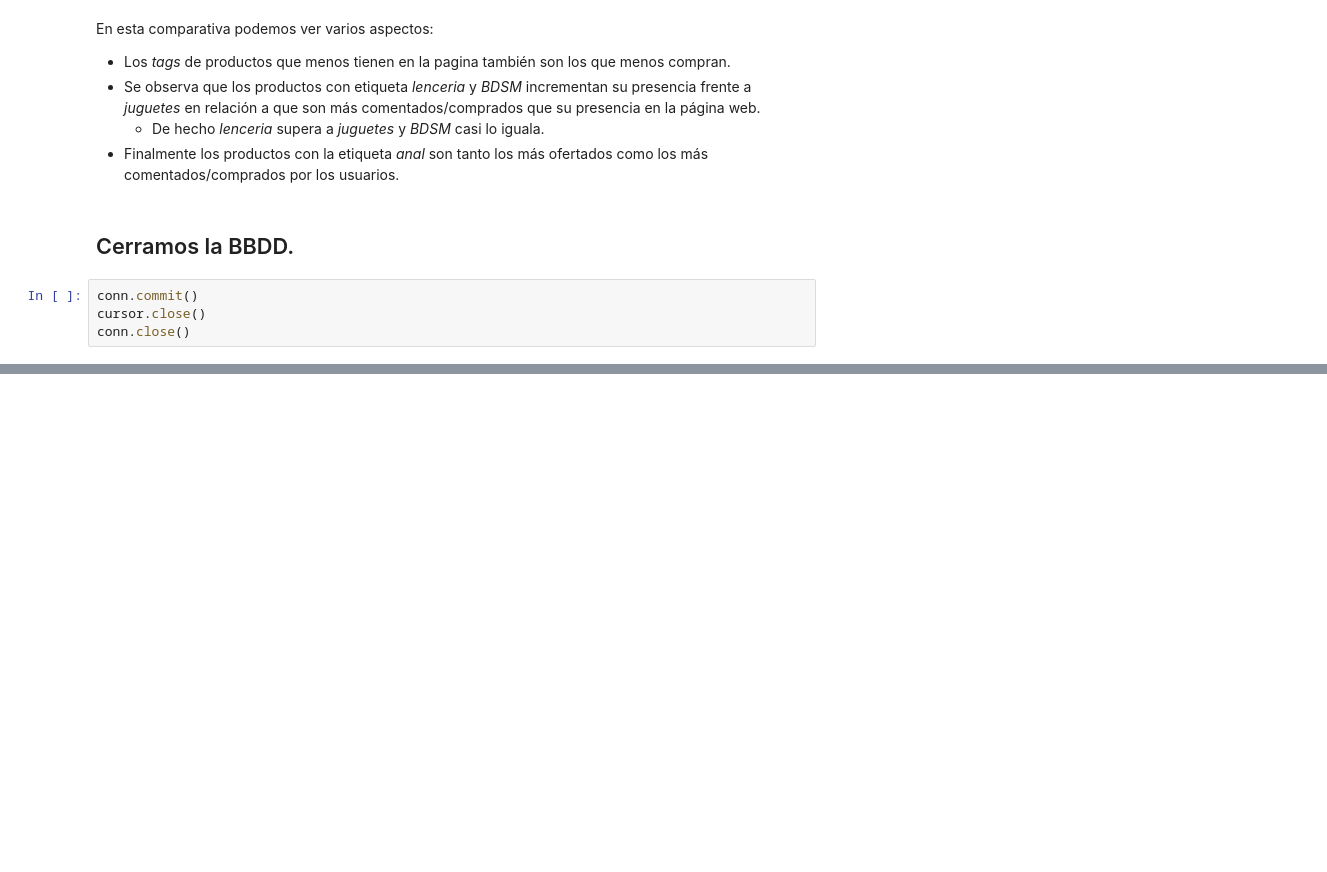
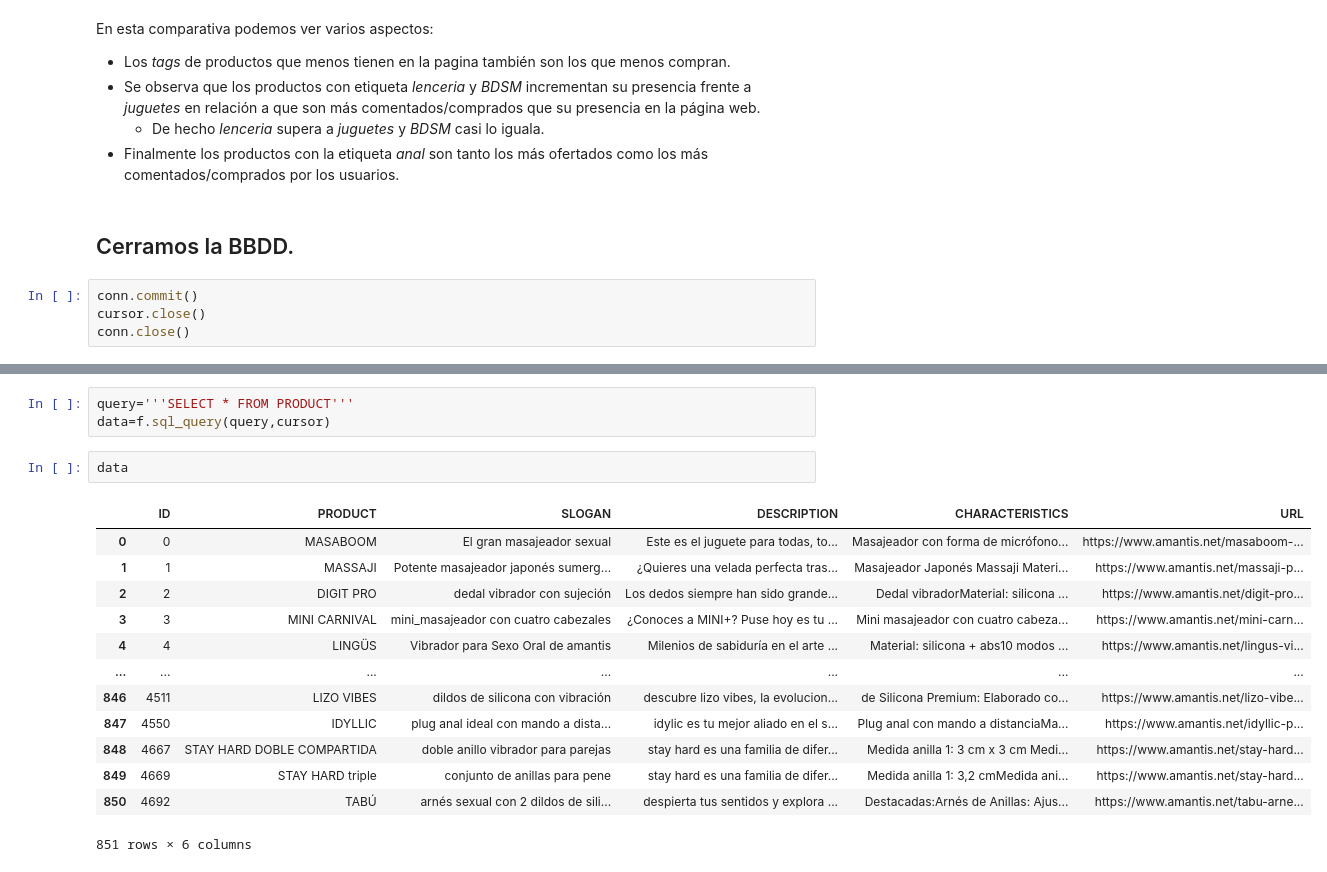
Before and after one commit to 75Engel/Proyecto_tienda_online, a Jupyter notebook: src/Notebook/03_sql.ipynb, the cells around one changed output, grey strips where cells are left out. Saved outputs shown, nothing was run; the diff lists cells and outputs as text; blank space fills up the shorter version.

```diff
--- a/src/Notebook/03_sql.ipynb
+++ b/src/Notebook/03_sql.ipynb
@@ -1820,0 +1870,19 @@ conn.close()
+# %%
+query='''SELECT * FROM PRODUCT'''
+data=f.sql_query(query,cursor)
+# %%
+data
+# %% [output]
+|  | ID | PRODUCT | SLOGAN | DESCRIPTION | CHARACTERISTICS | URL |
+| 0 | 0 | MASABOOM | El gran masajeador sexual | Este es el juguete para todas, to... | Masajeador con forma de micrófono... | https://www.amantis.net/masaboom-... |
+| 1 | 1 | MASSAJI | Potente masajeador japonés sumerg... | ¿Quieres una velada perfecta tras... | Masajeador Japonés Massaji Materi... | https://www.amantis.net/massaji-p... |
+| 2 | 2 | DIGIT PRO | dedal vibrador con sujeción | Los dedos siempre han sido grande... | Dedal vibradorMaterial: silicona ... | https://www.amantis.net/digit-pro... |
+| 3 | 3 | MINI CARNIVAL | mini_masajeador con cuatro cabezales | ¿Conoces a MINI+? Puse hoy es tu ... | Mini masajeador con cuatro cabeza... | https://www.amantis.net/mini-carn... |
+| 4 | 4 | LINGÜS | Vibrador para Sexo Oral de amantis | Milenios de sabiduría en el arte ... | Material: silicona + abs10 modos ... | https://www.amantis.net/lingus-vi... |
+| ... | ... | ... | ... | ... | ... | ... |
+| 846 | 4511 | LIZO VIBES | dildos de silicona con vibración | descubre lizo vibes, la evolucion... | de Silicona Premium: Elaborado co... | https://www.amantis.net/lizo-vibe... |
+| 847 | 4550 | IDYLLIC | plug anal ideal con mando a dista... | idylic es tu mejor aliado en el s... | Plug anal con mando a distanciaMa... | https://www.amantis.net/idyllic-p... |
+| 848 | 4667 | STAY HARD DOBLE COMPARTIDA | doble anillo vibrador para parejas | stay hard es una familia de difer... | Medida anilla 1: 3 cm x 3 cm Medi... | https://www.amantis.net/stay-hard... |
+| 849 | 4669 | STAY HARD triple | conjunto de anillas para pene | stay hard es una familia de difer... | Medida anilla 1: 3,2 cmMedida ani... | https://www.amantis.net/stay-hard... |
+| 850 | 4692 | TABÚ | arnés sexual con 2 dildos de sili... | despierta tus sentidos y explora ... | Destacadas:Arnés de Anillas: Ajus... | https://www.amantis.net/tabu-arne... |
+851 rows × 6 columns
```
Also changed, not shown: parts of 7 cells of this notebook, 29 other files.
